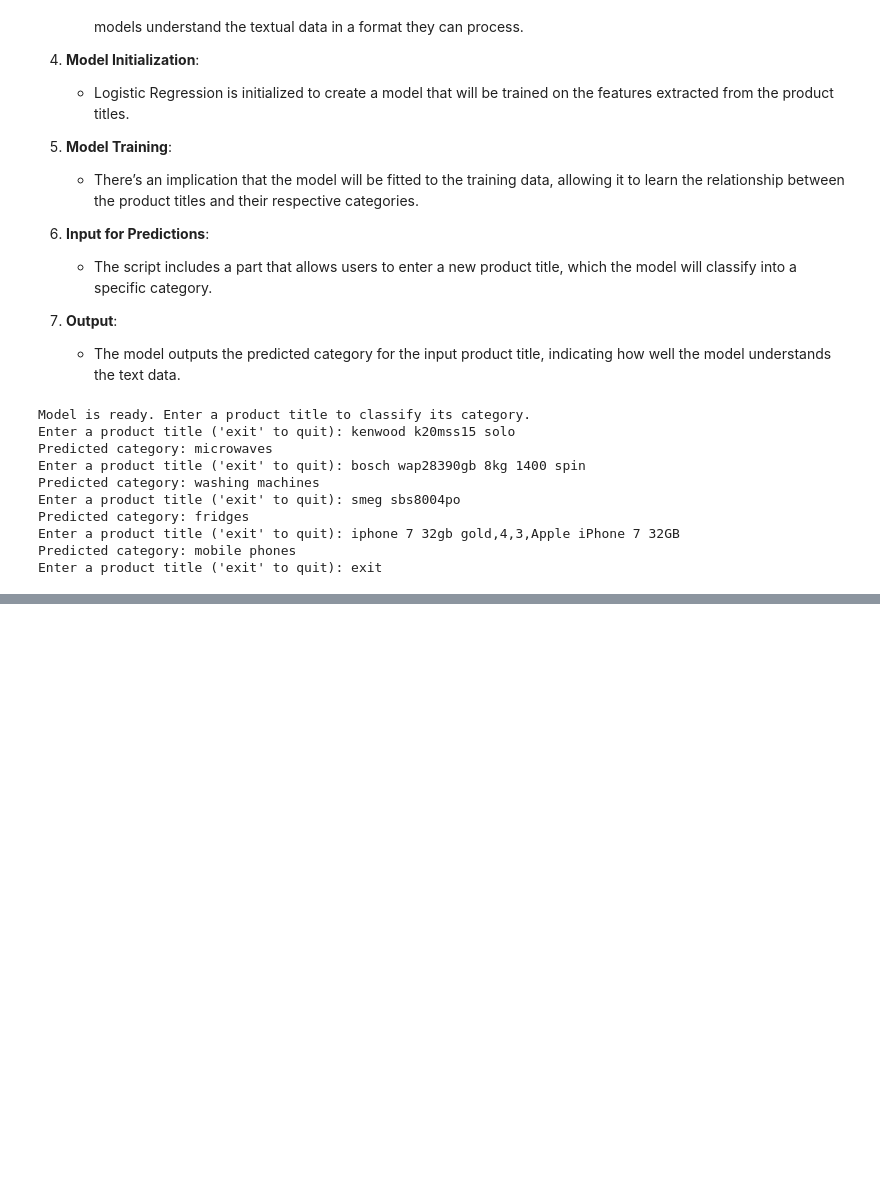
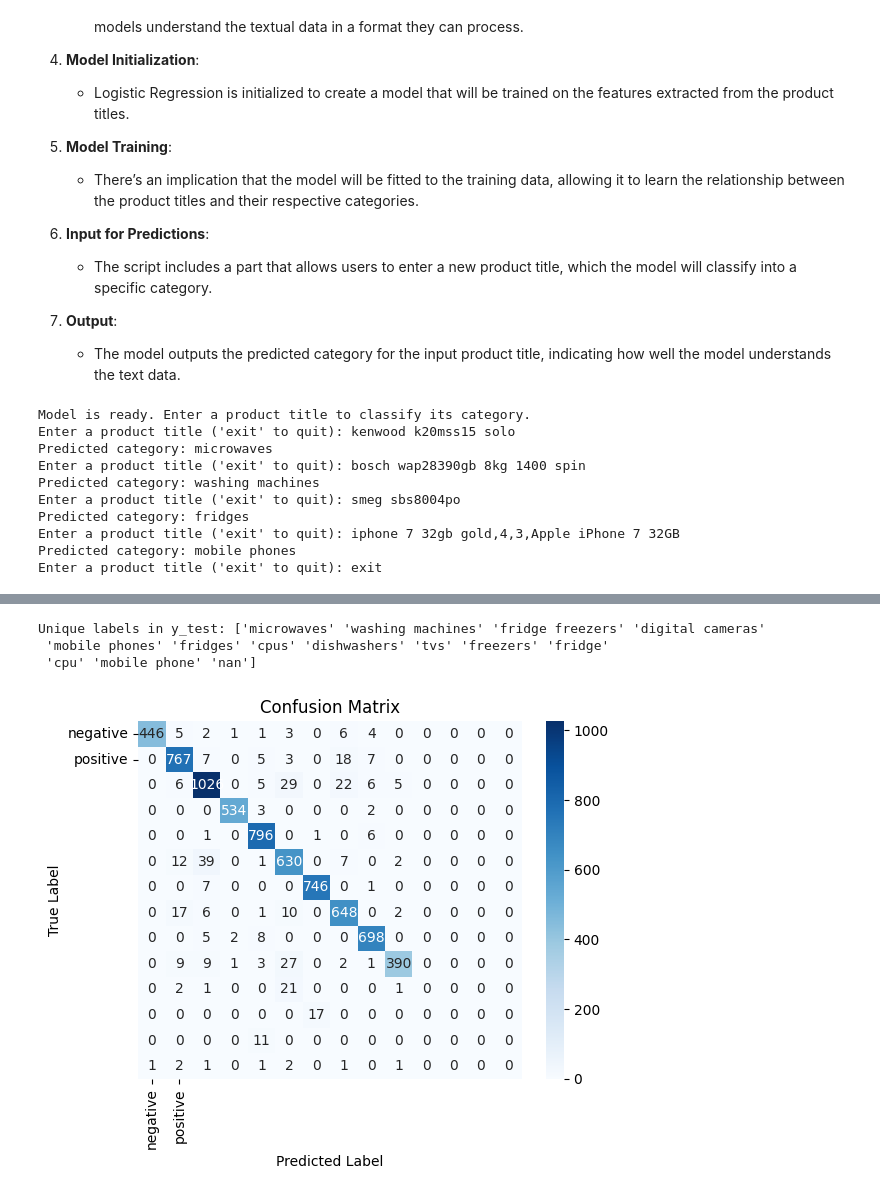
Before and after one commit to Daisydi216/ml-category-prediction, a Jupyter notebook: Category_prediction_analysis.ipynb, the cells around one changed output, grey strips where cells are left out. Cells and saved outputs as stored; diff of their text form; code cells hidden in the pictures; blank space fills up the shorter version.

Commit message:
Components of the Confusion Matrix

```diff
--- a/Category_prediction_analysis.ipynb
+++ b/Category_prediction_analysis.ipynb
@@ -416,0 +409,53 @@ The product 'iphone' falls into category: mobile phones
+# %%
+from sklearn.model_selection import train_test_split
+from sklearn.feature_extraction.text import TfidfVectorizer
+from sklearn.linear_model import LogisticRegression
+from sklearn.metrics import confusion_matrix, ConfusionMatrixDisplay
+import matplotlib.pyplot as plt
+import seaborn as sns
+
+# Define Features and Target
+X = df['product title'] # Text feature
+y = df['category label'] # Target variable
+
+X_train, X_test, y_train, y_test = train_test_split(
+
+    X, y, test_size=0.2, random_state=42, stratify=y
+
+)
+
+# Vectorization and model training
+
+vectorizer = TfidfVectorizer()
+X_train_tfidf = vectorizer.fit_transform(X_train)
+X_test_tfidf = vectorizer.transform(X_test)
+model = LogisticRegression(max_iter=1000)
+model.fit(X_train_tfidf, y_train)
+y_pred = model.predict(X_test_tfidf)
+
+print("Unique labels in y_test:", y_test.unique())
+unique_labels = y_test.unique()
+
+# Generate confusion matrix
+cm = confusion_matrix(y_test, y_pred, labels=unique_labels)
+
+# Plot using seaborn
+
+plt.figure(figsize=(6, 5))
+
+sns.heatmap(cm, annot=True, fmt="d", cmap="Blues", xticklabels=["negative", "positive"], yticklabels=["negative", "positive"])
+
+plt.xlabel("Predicted Label")
+
+plt.ylabel("True Label")
+
+plt.title("Confusion Matrix")
+
+plt.tight_layout()
+
+plt.show()
+# %% [output]
+Unique labels in y_test: ['microwaves' 'washing machines' 'fridge freezers' 'digital cameras'
+ 'mobile phones' 'fridges' 'cpus' 'dishwashers' 'tvs' 'freezers' 'fridge'
+ 'cpu' 'mobile phone' 'nan']
+[figure, added]
```
Also changed, not shown: parts of 3 cells of this notebook.
